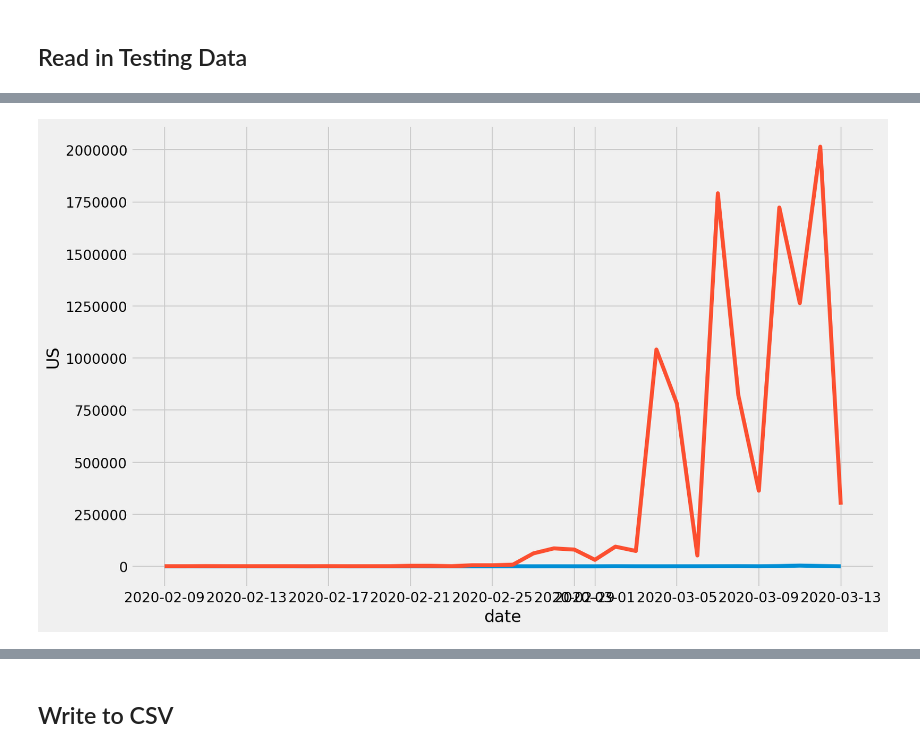
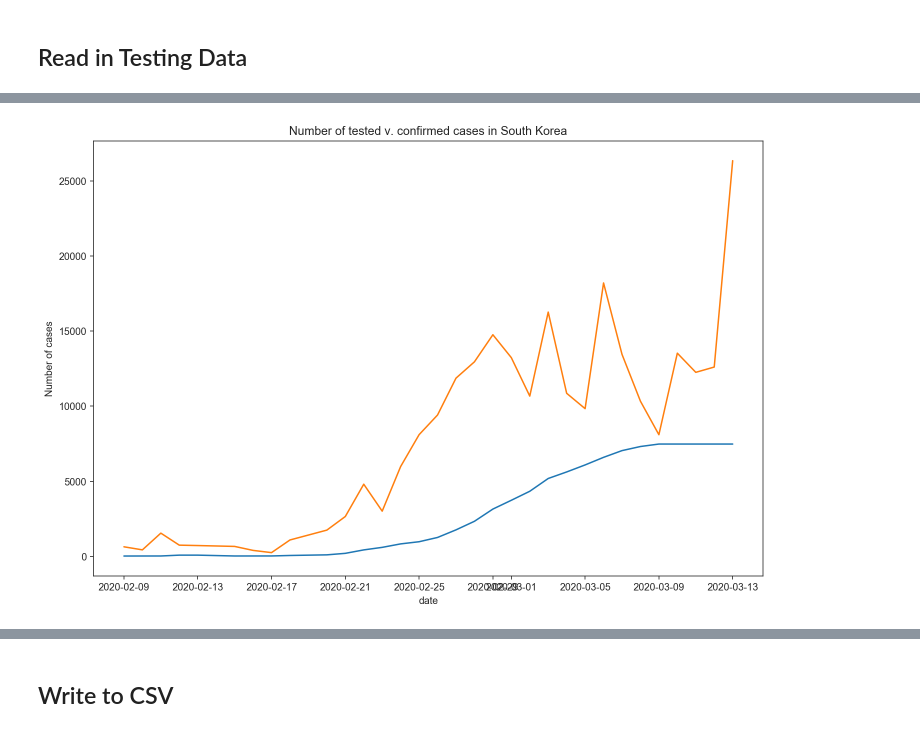
Before and after one commit to veeps/covid_tests, a Jupyter notebook: code/002_EDA.ipynb, the cells around one changed output, grey strips where cells are left out. Saved outputs shown, nothing was run; the diff lists cells and outputs as text; code cells hidden in the pictures.

Commit message:
added line plots for testing cases v. confirmed cases

```diff
--- a/code/002_EDA.ipynb
+++ b/code/002_EDA.ipynb
@@ -60,14 +61,14 @@ See the caveats in the documentation: http://pandas.pydata.org/pandas-docs/stabl
   This is separate from the ipykernel package so we can avoid doing imports until
 # %%
 cases = pd.DataFrame({"US": us.groupby("Last Update")["Confirmed"].sum(),
-             "KOR": skorea.groupby("Last Update")["Confirmed"].sum()})
+             "S. KOREA": skorea.groupby("Last Update")["Confirmed"].sum()})
 # %%
 # Reset index as date column
 cases.reset_index(inplace = True)
 # %%
 cases = cases.rename(columns = {"index" : "date",
                        "US": "US_confirmed_cases",
-                       "KOR": "SKorea_confirmed_cases"})
+                       "S. KOREA": "SKorea_confirmed_cases"})
 # %%
 cases["date"] = pd.to_datetime(cases["date"])
 # %% [markdown]
@@ -76,8 +77,20 @@ cases["date"] = pd.to_datetime(cases["date"])
 testing = pd.read_csv("../data/cdc_tests.csv")
 # %%
 testing["date"] = pd.to_datetime(testing["date"])
+testing = testing.rename(columns = {"date": "date",
+                                   "US": "US_tests",
+                                   "KOR": "SKorea_tests"})
 # %%
 testing_cases = pd.merge(left = testing, right = cases, on = "date")
 # %%
 # Filling NA Values with value from the previous day
 testing_cases = testing_cases.fillna(method='ffill')
+# %%
+# Plot testing v. confirmed cases in the US
+sns.set_style("ticks")
+sns.despine()
+plt.figure(figsize=(12,8))
+ax = sns.lineplot(x="date", y="US_confirmed_cases", data=testing_cases)
+ax = sns.lineplot(x="date", y="US_tests", data=testing_cases)
+plt.title("Number of tested v. confirmed cases in the US")
+plt.ylabel("Number of cases");
@@ -84,6 +100,9 @@ testing_cases = testing_cases.fillna(method='ffill')
 # %%
+# Plot testing v. confirmed cases for Korea
 plt.figure(figsize=(12,8))
-ax = sns.lineplot(x="date", y="US_confirmed_cases", data=testing_cases)
-ax = sns.lineplot(x="date", y="US", data=testing_cases)
+ax = sns.lineplot(x="date", y="SKorea_confirmed_cases", data=testing_cases)
+ax = sns.lineplot(x="date", y="SKorea_tests", data=testing_cases)
+plt.title("Number of tested v. confirmed cases in South Korea")
+plt.ylabel("Number of cases");
 # %% [output]
-[figure, old version]
+[figure, new version]
```
Also changed, not shown: parts of 6 cells of this notebook, 8 other files.
